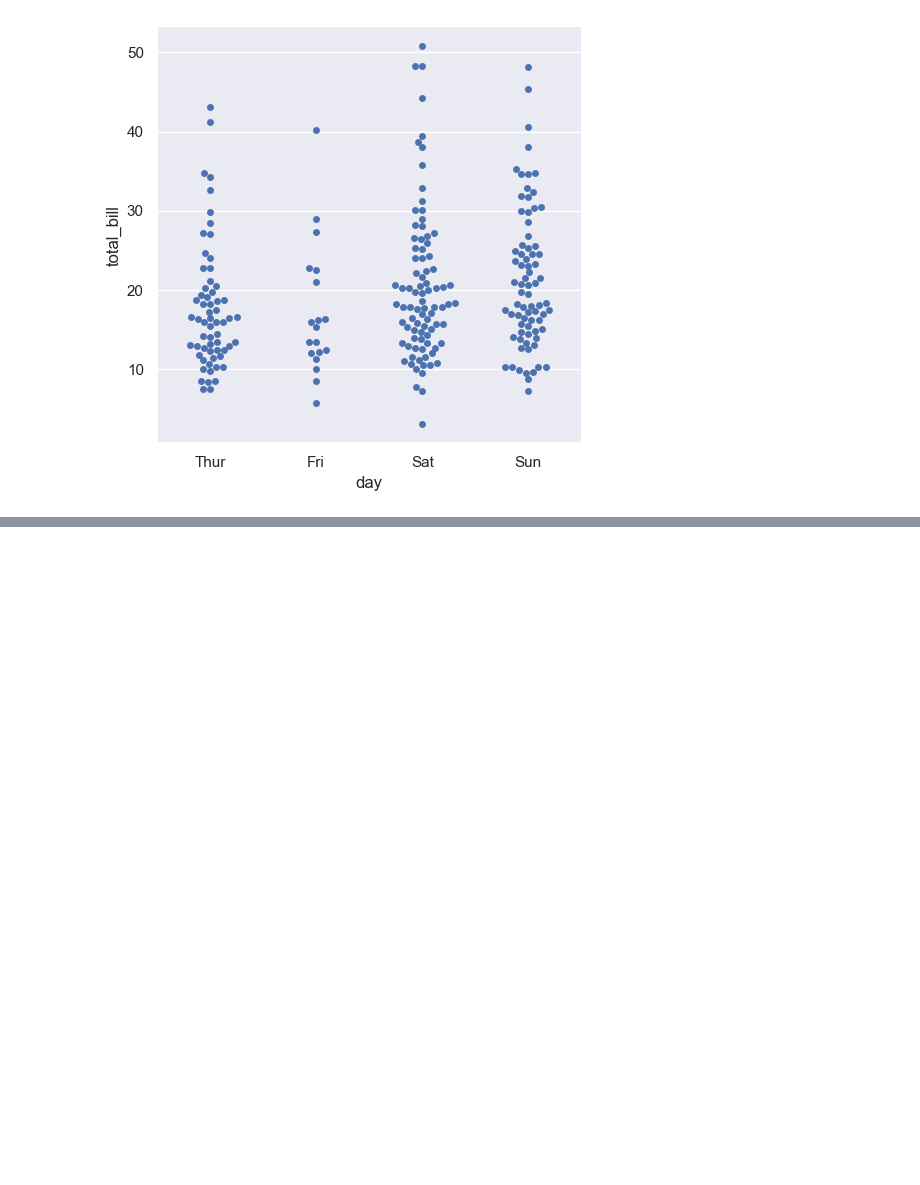
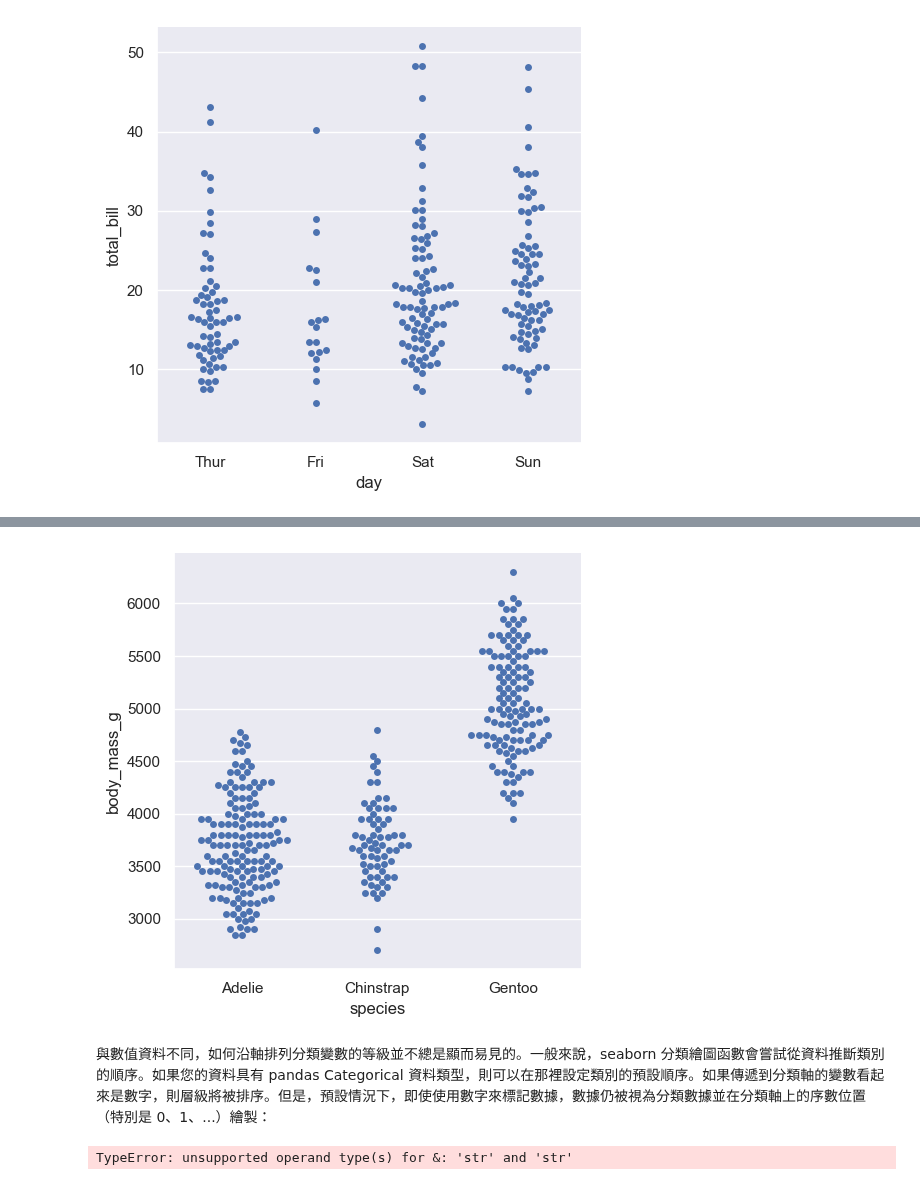
Before and after one commit to wu4fmp6/machine_learning, a Jupyter notebook: 4_4.ipynb, the cells around one changed output, grey strips where cells are left out. Saved outputs shown, nothing was run; the diff lists cells and outputs as text; code cells hidden in the pictures; blank space fills up the shorter version.

```diff
--- a/4_4.ipynb
+++ b/4_4.ipynb
@@ -58,3 +58,8 @@ sns.catplot(data=tips, x="day", y="total_bill", kind="swarm")
 plt.show()
 # %% [output]
 [figure]
+# %%
+#練習題
+#使用下面資料，仿造上圖來繪圖
+penguins = sns.load_dataset("penguins")
+penguins.head()
@@ -60,0 +73,12 @@ plt.show()
+# %%
+sns.catplot(data=penguins, x="species", y="body_mass_g", kind="swarm")
+plt.show()
+# %% [output]
+[figure, added]
+# %% [markdown]
+與數值資料不同，如何沿軸排列分類變數的等級並不總是顯而易見的。一般來說，seaborn 分類繪圖函數會嘗試從資料推斷類別的順序。如果您的資料具有 pandas Categorical 資料類型，則可以在那裡設定類別的預設順序。如果傳遞到分類軸的變數看起來是數字，則層級將被排序。但是，預設情況下，即使使用數字來標記數據，數據仍被視為分類數據並在分類軸上的序數位置（特別是 0、1、...）繪製：
+# %%
+tips.query("size != 3" & "sex == Female")
+#tips[tips["size"] != 3]
+# %% [output]
+TypeError: unsupported operand type(s) for &: 'str' and 'str'
```
Also changed, not shown: parts of 2 cells of this notebook.
